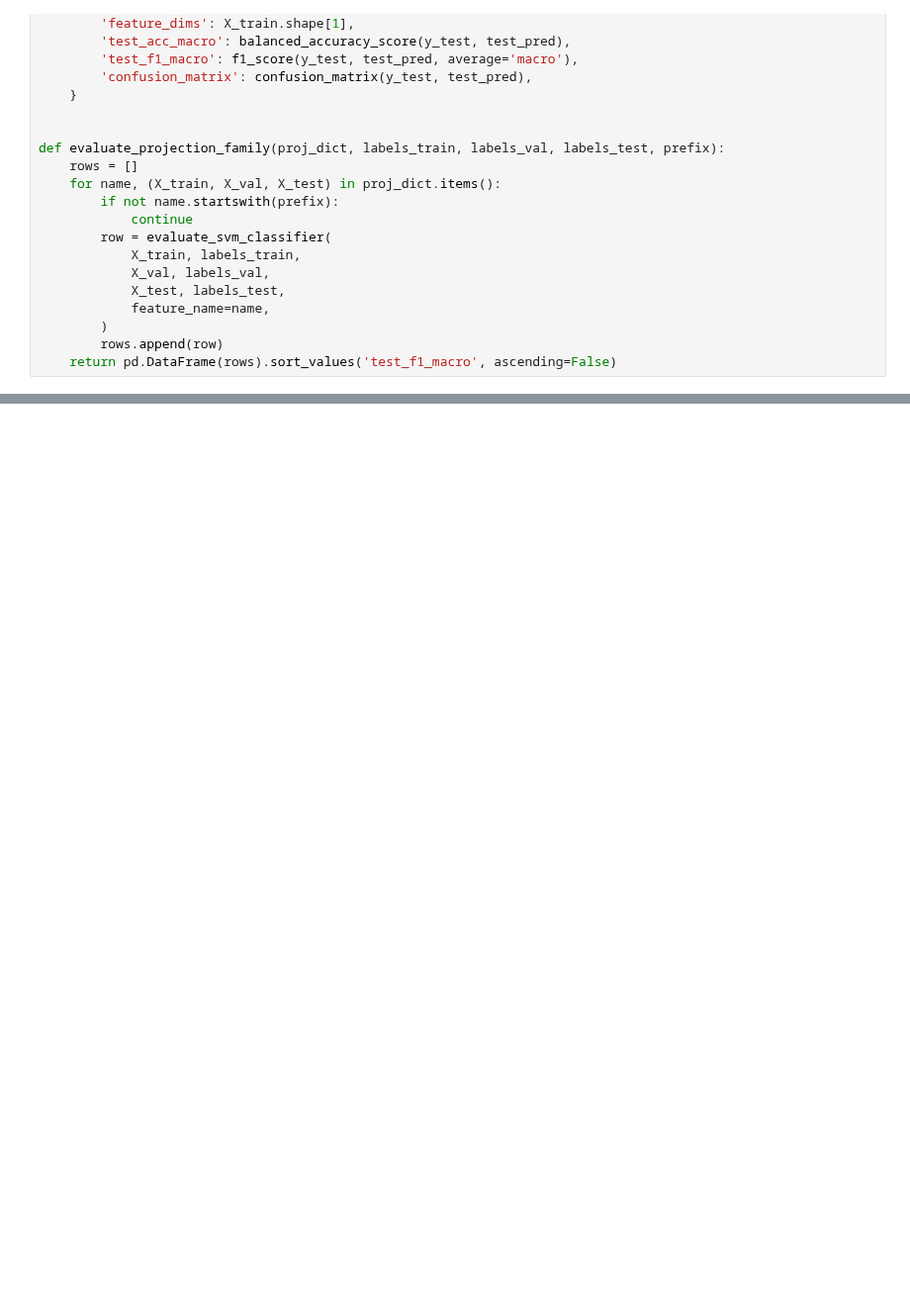
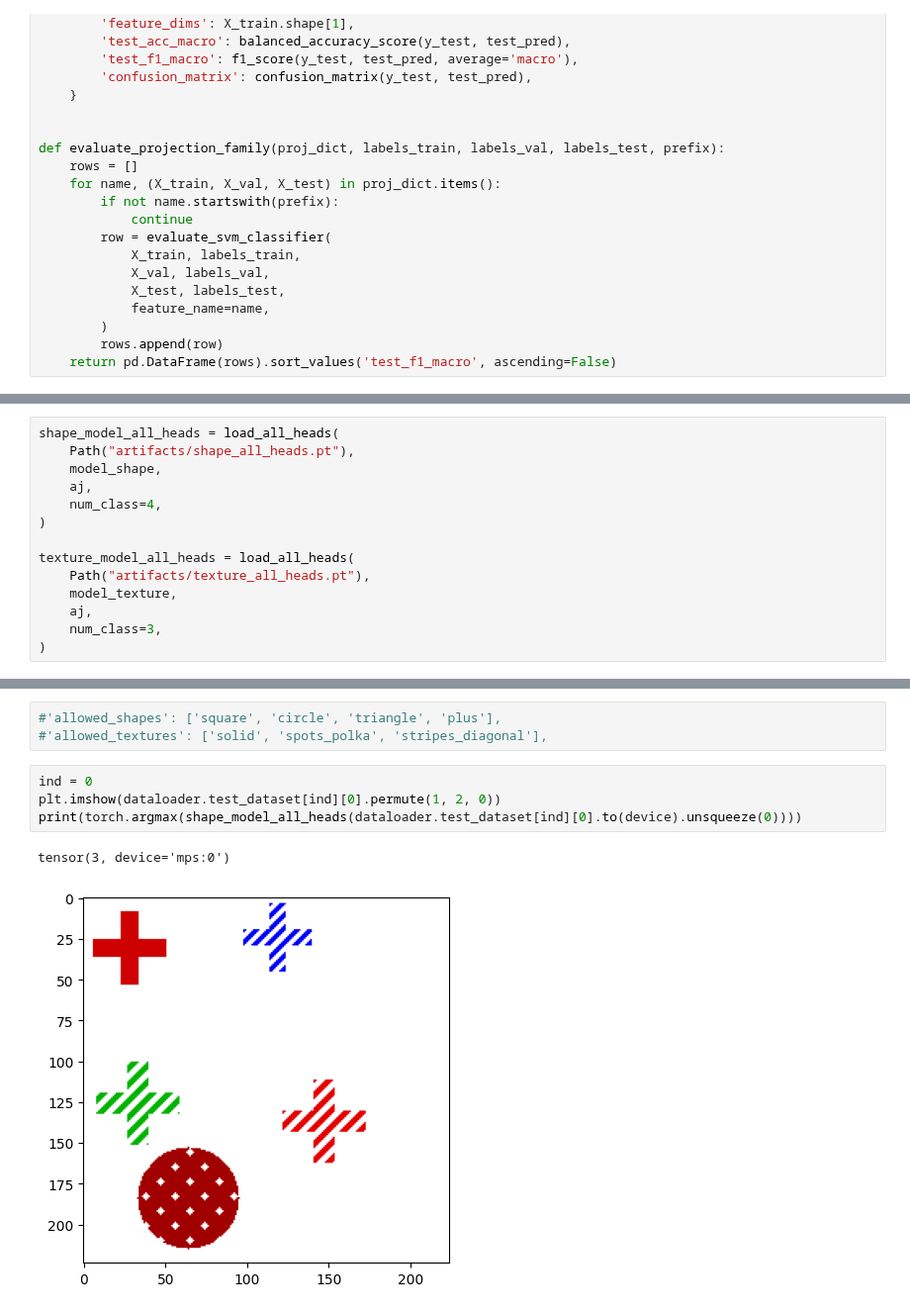
Before and after one commit to hzavadil98/UiT_FYS-8603, a Jupyter notebook: Elements_AJIVE.ipynb, the cells around one changed output, grey strips where cells are left out. Shown at 99% size. Saved outputs shown, nothing was run; the diff lists cells and outputs as text; blank space fills up the shorter version.

```diff
--- a/Elements_AJIVE.ipynb
+++ b/Elements_AJIVE.ipynb
@@ -332,0 +402,14 @@ Texture task results
+# %%
+shape_model_all_heads = load_all_heads(
+    Path("artifacts/shape_all_heads.pt"),
+    model_shape,
+    aj,
+    num_class=4,
+)
+
+texture_model_all_heads = load_all_heads(
+    Path("artifacts/texture_all_heads.pt"),
+    model_texture,
+    aj,
+    num_class=3,
+)
@@ -332,0 +418,10 @@ Texture task results
+# %%
+#'allowed_shapes': ['square', 'circle', 'triangle', 'plus'],
+#'allowed_textures': ['solid', 'spots_polka', 'stripes_diagonal'],
+# %%
+ind = 0
+plt.imshow(dataloader.test_dataset[ind][0].permute(1, 2, 0))
+print(torch.argmax(shape_model_all_heads(dataloader.test_dataset[ind][0].to(device).unsqueeze(0))))
+# %% [output]
+tensor(3, device='mps:0')
+[figure, added]
```
Also changed, not shown: parts of 10 cells of this notebook, 3 other files.
